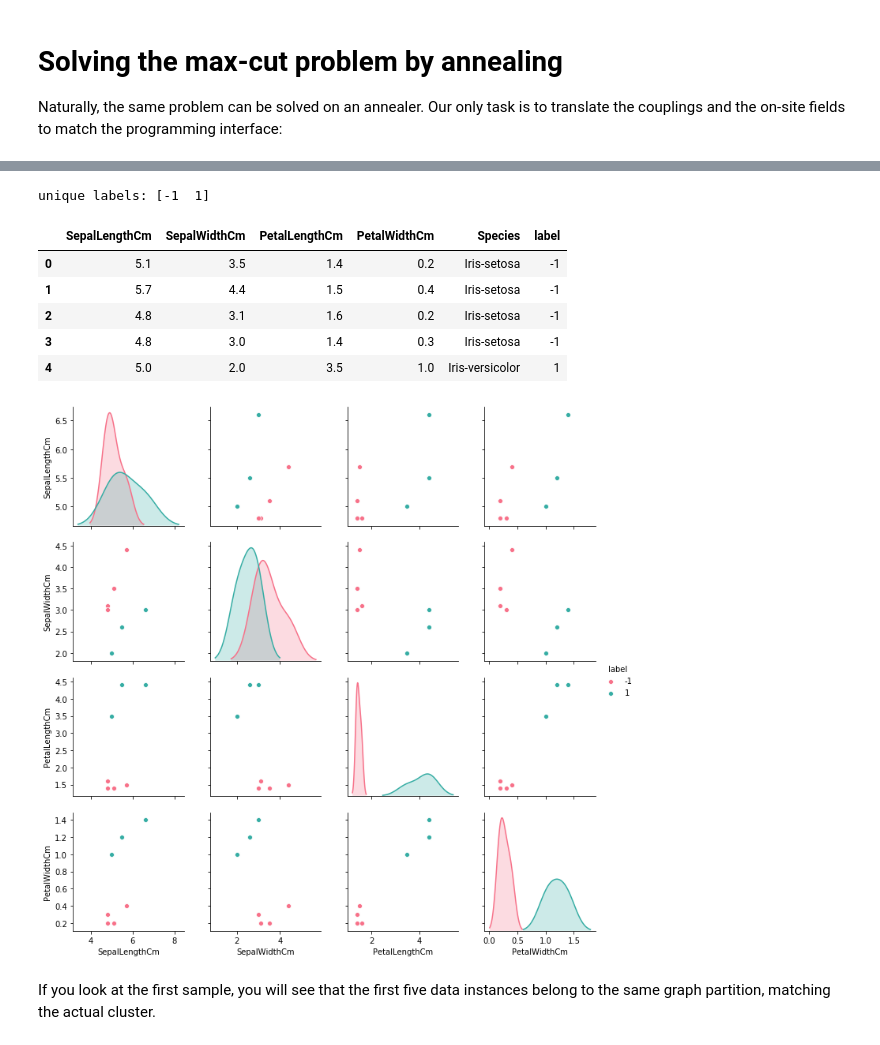
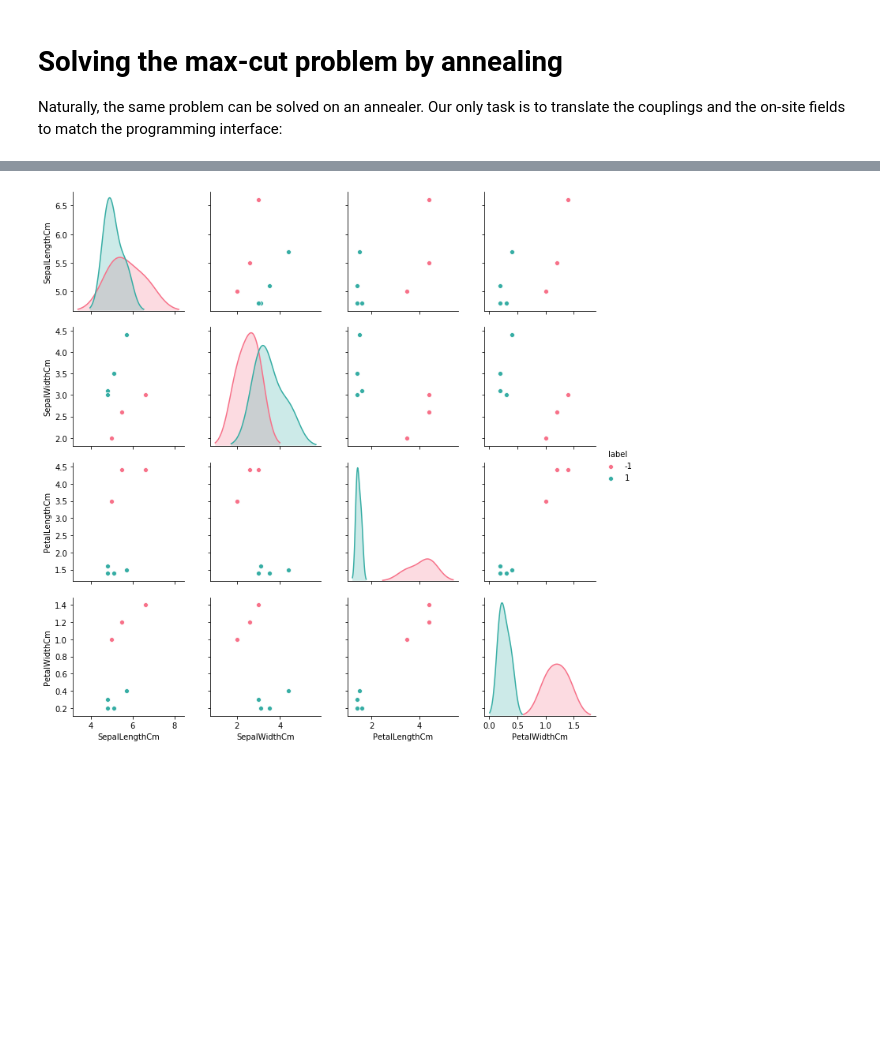
Before and after one commit to ajrazander/Unsupervised-QML, a Jupyter notebook: Unsupervised_Learning.ipynb, the cells around one changed output, grey strips where cells are left out. Cells and saved outputs as stored; diff of their text form; code cells hidden in the pictures; blank space fills up the shorter version.

```diff
--- a/Unsupervised_Learning.ipynb
+++ b/Unsupervised_Learning.ipynb
@@ -117,18 +108,18 @@ We can now calculate the pairwise "distances" between each data point:
 import itertools
 
 # Remove Iris labels
-data = df_sub.loc[:,['SepalLengthCm','SepalWidthCm','PetalLengthCm','PetalWidthCm']]
-data.head()
+data = df.loc[:,['SepalLengthCm','SepalWidthCm','PetalLengthCm','PetalWidthCm']]
 
 # Get number of data entries
 n_instances = len(data)
 
-# Convert dataframe into array in 4D space
+# Convert dataframe into array
 data_array = data.values
 
 # Compute pairwise L2-norms
 w = np.zeros((n_instances, n_instances))
 for i, j in itertools.product(*[range(n_instances)]*2):
     w[i, j] = np.linalg.norm(data_array[i]-data_array[j])
-w.shape
+
+print('Weight matrix size:',w.shape)
 # %% [output]
@@ -197,8 +183,10 @@ solution objective: 38.190683893929574
 # %%
-# Visualize grouping done by max-cut algorithm using qiskit's exact eigensolver
 labels = pd.DataFrame(max_cut.get_graph_solution(x),columns=['label'])
-df_sub['label'] = labels
+df['label'] = labels
 
-sns.pairplot(data=df_sub,hue='label',palette="husl",vars=df_sub.columns[:-2])
+sns.pairplot(data=df,hue='label',palette="husl",vars=df.columns[:-2])
 plt.show()
+
+print('\"Average\" label classification:')
+print(df.groupby(['Species']).sum()['label'] / df.groupby(['Species']).count()['label'])
 # %% [output]
@@ -277,22 +233,10 @@ Energy: -27.919754636350447 Sample: {0: -1, 1: -1, 2: -1, 3: -1, 4: 1, 5: 1, 6:
 # %%
 labels = pd.DataFrame(data=solution.sample,index=[0]).T
 labels = labels.rename(columns={0:'label'})
-print('unique labels:',labels['label'].unique())
 
-df_sub['label'] = labels
-df_sub.head()
+df['label'] = labels
+
+sns.pairplot(data=df,hue='label',palette="husl",vars=df.columns[:-2])
+plt.show()
 # %% [output]
-unique labels: [-1  1]
-|  | SepalLengthCm | SepalWidthCm | PetalLengthCm | PetalWidthCm | Species | label |
-| 0 | 5.1 | 3.5 | 1.4 | 0.2 | Iris-setosa | -1 |
-| 1 | 5.7 | 4.4 | 1.5 | 0.4 | Iris-setosa | -1 |
-| 2 | 4.8 | 3.1 | 1.6 | 0.2 | Iris-setosa | -1 |
-| 3 | 4.8 | 3.0 | 1.4 | 0.3 | Iris-setosa | -1 |
-| 4 | 5.0 | 2.0 | 3.5 | 1.0 | Iris-versicolor | 1 |
+[figure, added]
-# %%
-sns.pairplot(data=df_sub,hue='label',palette="husl",vars=df_sub.columns[:-2])
-plt.show()
-# %% [output]
-[figure, removed]
-# %% [markdown]
-If you look at the first sample, you will see that the first five data instances belong to the same graph partition, matching the actual cluster.
```
Also changed, not shown: parts of 27 cells of this notebook.
